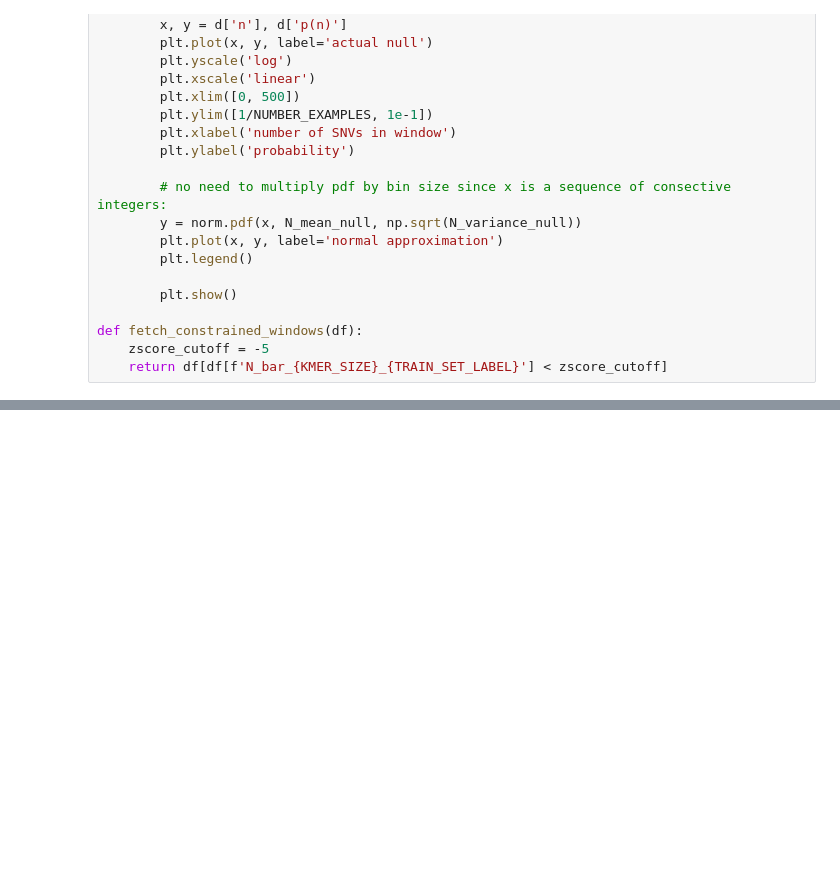
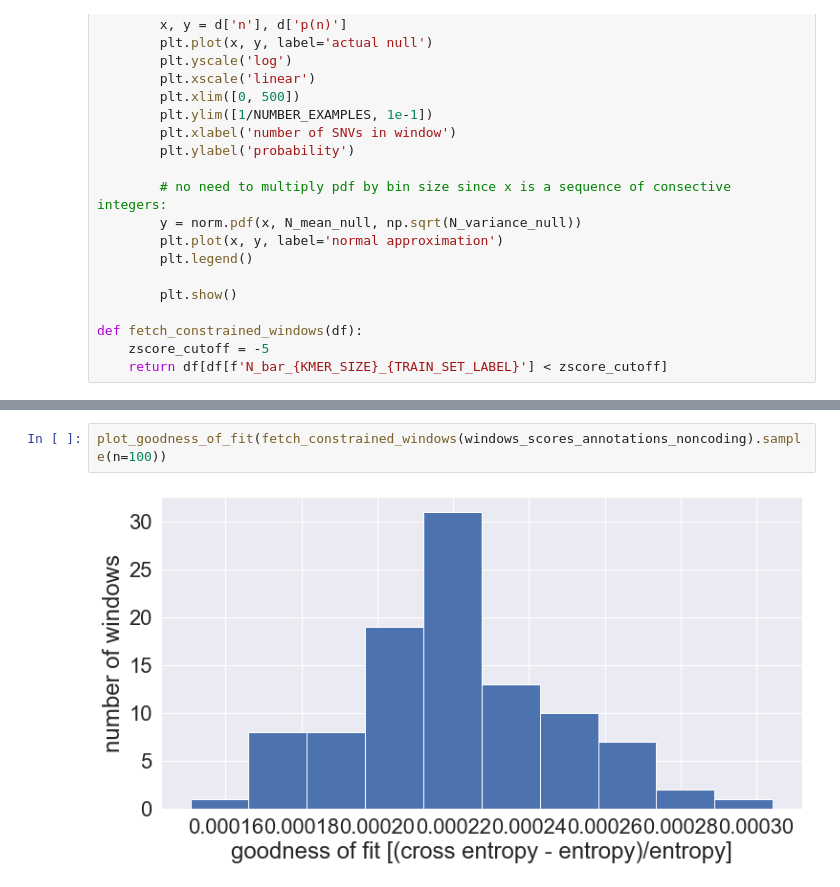
Before and after one commit to quinlan-lab/constraint-tools, a Jupyter notebook: experiments/germline-model/chen-et-al-2022/QQ-plot-for-noncoding-windows.ipynb, the cells around one changed output, grey strips where cells are left out. Drawn from its saved outputs; the diff is of its cells as text; blank space fills up the shorter version.

```diff
--- a/experiments/germline-model/chen-et-al-2022/QQ-plot-for-noncoding-windows.ipynb
+++ b/experiments/germline-model/chen-et-al-2022/QQ-plot-for-noncoding-windows.ipynb
@@ -177,0 +189,4 @@ Number of sites in chr2:236179000-236180000 containing unspecified bases: 0/1000
+# %%
+plot_goodness_of_fit(fetch_constrained_windows(windows_scores_annotations_noncoding).sample(n=100))
+# %% [output]
+[figure, added]
```
Also changed, not shown: parts of 12 cells of this notebook.
